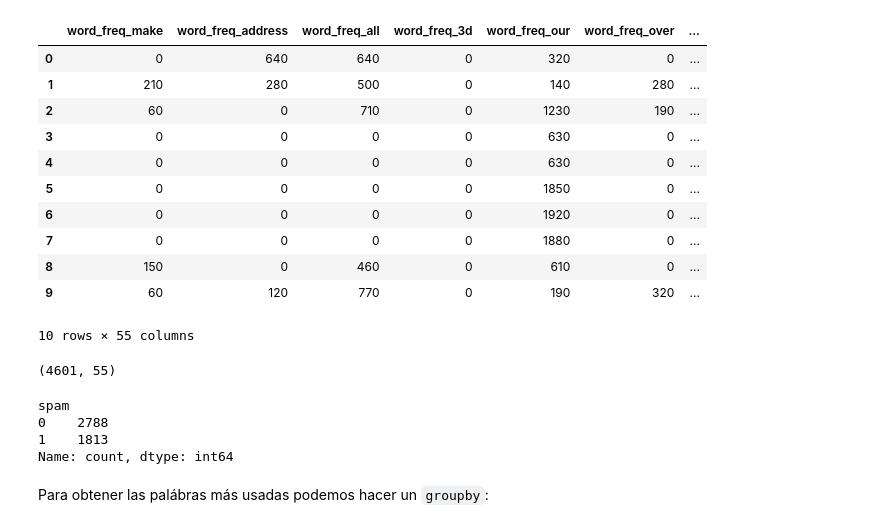
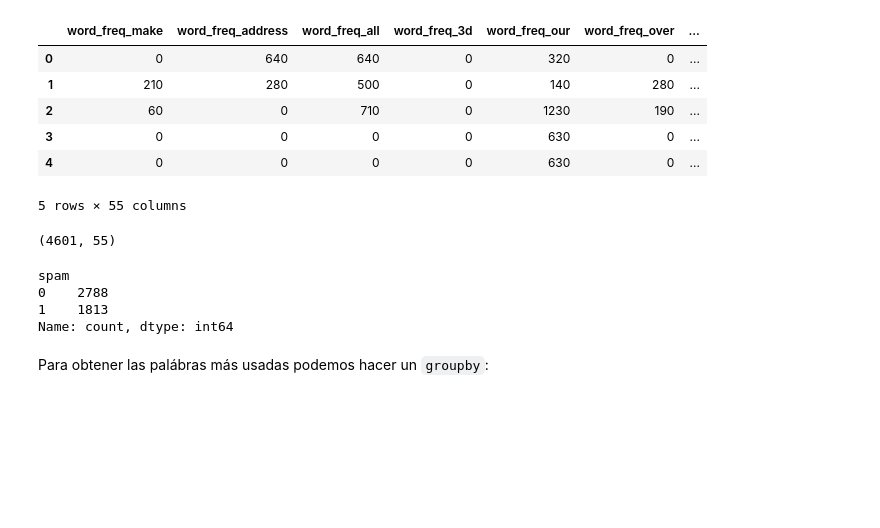
Before and after one commit to FIUBA-CEIA-18Co2024/IIA-TP3, a Jupyter notebook: notebook.ipynb, the cells around one changed output. Saved outputs shown, nothing was run; the diff lists cells and outputs as text; code cells hidden in the pictures; blank space fills up the shorter version.

```diff
--- a/IIA TP3 Detector SPAM.ipynb
+++ b/notebook.ipynb
@@ -68,21 +89,16 @@ Los clasificadores de Bayes ingenuos fueron los primeros filtros utilizados por
 # %%
-dataset = pd.read_csv("dataset/spambase.csv") # cargando los datos desde un CSV
-display(dataset.head(10))
+dataset = pd.read_csv("dataset/spambase.csv")
+display(dataset.head(5))
 display(dataset.shape)
 display(dataset['spam'].value_counts())
 # %% [output]
 |  | word_freq_make | word_freq_address | word_freq_all | word_freq_3d | word_freq_our | word_freq_over | ... |
 | 0 | 0 | 640 | 640 | 0 | 320 | 0 | ... |
 | 1 | 210 | 280 | 500 | 0 | 140 | 280 | ... |
 | 2 | 60 | 0 | 710 | 0 | 1230 | 190 | ... |
 | 3 | 0 | 0 | 0 | 0 | 630 | 0 | ... |
 | 4 | 0 | 0 | 0 | 0 | 630 | 0 | ... |
-| 5 | 0 | 0 | 0 | 0 | 1850 | 0 | ... |
-| 6 | 0 | 0 | 0 | 0 | 1920 | 0 | ... |
-| 7 | 0 | 0 | 0 | 0 | 1880 | 0 | ... |
-| 8 | 150 | 0 | 460 | 0 | 610 | 0 | ... |
-| 9 | 60 | 120 | 770 | 0 | 190 | 320 | ... |
-10 rows × 55 columns
+5 rows × 55 columns
 (4601, 55)
 spam
 0    2788
```
Also changed, not shown: parts of 8 cells of this notebook, 1 other file.
